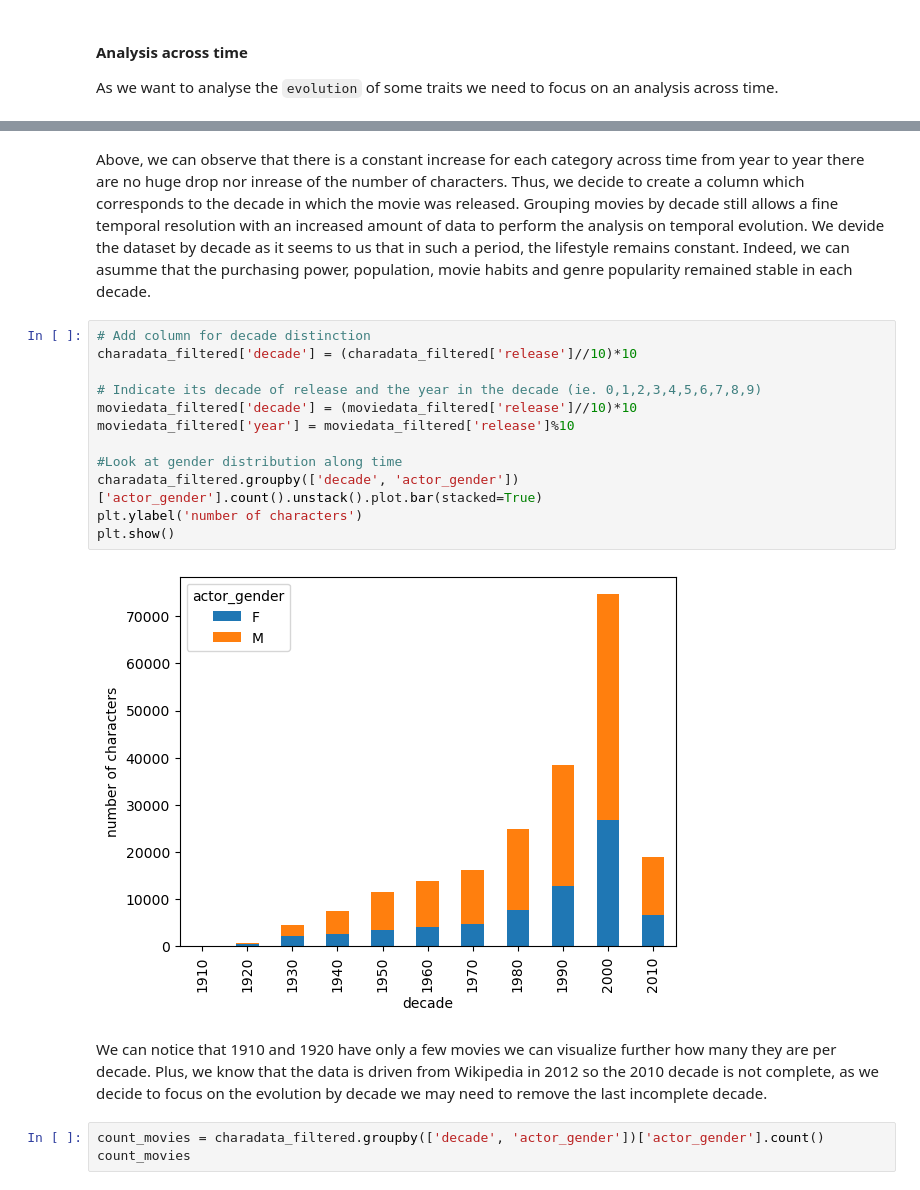
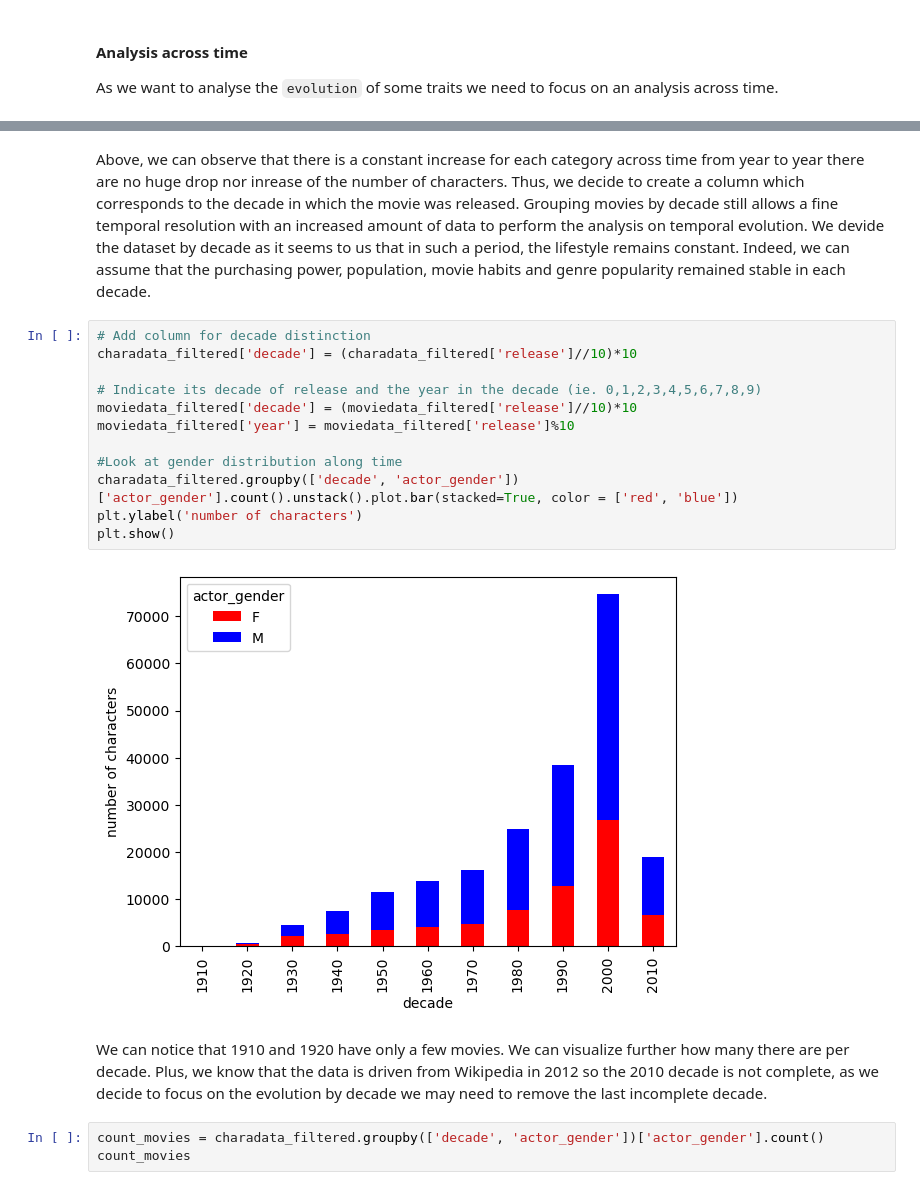
Before and after one commit to epfl-ada/ada-2022-project-nonansland22, a Jupyter notebook: Project_NoNansLand.ipynb, the cells around one changed output, grey strips where cells are left out. Drawn from its saved outputs; the diff is of its cells as text.

```diff
--- a/Project_NoNansLand.ipynb
+++ b/Project_NoNansLand.ipynb
@@ -335,21 +349,21 @@ Text(0.5, 0.98, 'Number of characters per year separated by genre')
 # %% [markdown]
-Above, we can observe that there is a constant increase for each category across time from year to year there are no huge drop nor inrease of the number of characters. Thus, we decide to create a column which corresponds to the decade in which the movie was released. Grouping movies by decade still allows a fine temporal resolution with an increased amount of data to perform the analysis on temporal evolution. We devide the dataset by decade as it seems to us that in such a period, the lifestyle remains constant. Indeed, we can asumme that the purchasing power, population, movie habits and genre popularity remained stable in each decade.
+Above, we can observe that there is a constant increase for each category across time from year to year there are no huge drop nor inrease of the number of characters. Thus, we decide to create a column which corresponds to the decade in which the movie was released. Grouping movies by decade still allows a fine temporal resolution with an increased amount of data to perform the analysis on temporal evolution. We devide the dataset by decade as it seems to us that in such a period, the lifestyle remains constant. Indeed, we can assume that the purchasing power, population, movie habits and genre popularity remained stable in each decade.
 # %%
 # Add column for decade distinction
 charadata_filtered['decade'] = (charadata_filtered['release']//10)*10
 
 # Indicate its decade of release and the year in the decade (ie. 0,1,2,3,4,5,6,7,8,9)
 moviedata_filtered['decade'] = (moviedata_filtered['release']//10)*10
 moviedata_filtered['year'] = moviedata_filtered['release']%10
 
 #Look at gender distribution along time
-charadata_filtered.groupby(['decade', 'actor_gender'])['actor_gender'].count().unstack().plot.bar(stacked=True)
+charadata_filtered.groupby(['decade', 'actor_gender'])['actor_gender'].count().unstack().plot.bar(stacked=True, color = ['red', 'blue'])
 plt.ylabel('number of characters')
 plt.show()
 # %% [output]
-[figure, old version]
+[figure, new version]
 # %% [markdown]
-We can notice that 1910 and 1920 have only a few movies we can visualize further how many they are per decade. Plus, we know that the data is driven from Wikipedia in 2012 so the 2010 decade is not complete, as we decide to focus on the evolution by decade we may need to remove the last incomplete decade.
+We can notice that 1910 and 1920 have only a few movies. We can visualize further how many there are per decade. Plus, we know that the data is driven from Wikipedia in 2012 so the 2010 decade is not complete, as we decide to focus on the evolution by decade we may need to remove the last incomplete decade.
 # %%
 count_movies = charadata_filtered.groupby(['decade', 'actor_gender'])['actor_gender'].count()
 count_movies
```
Also changed, not shown: parts of 30 cells of this notebook.
